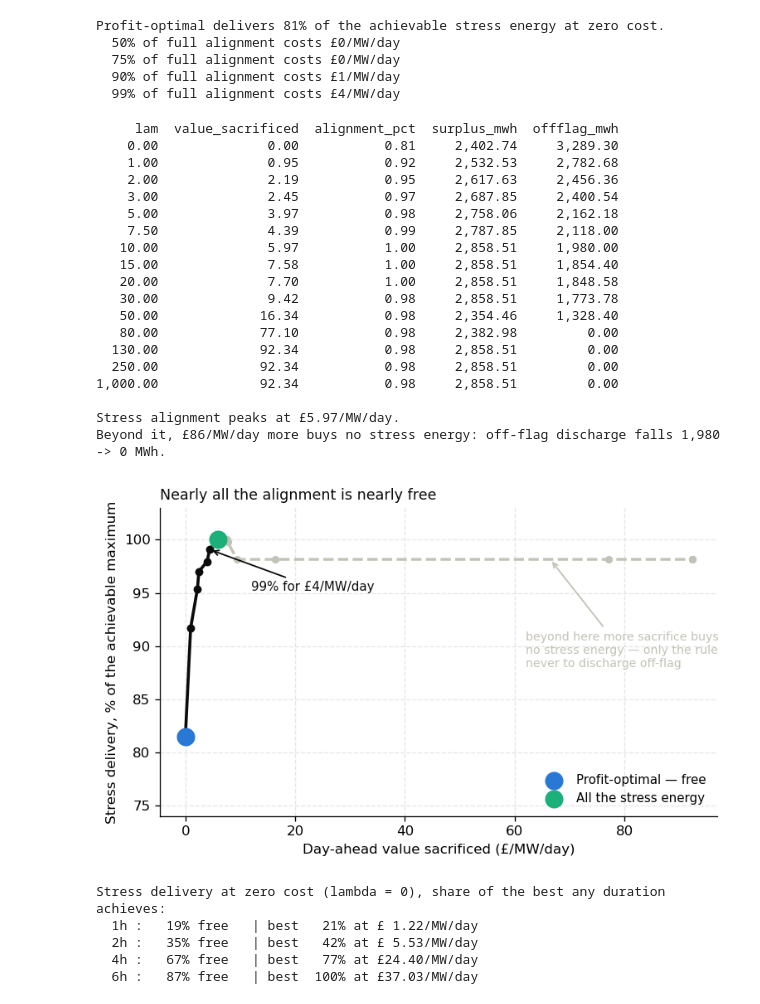
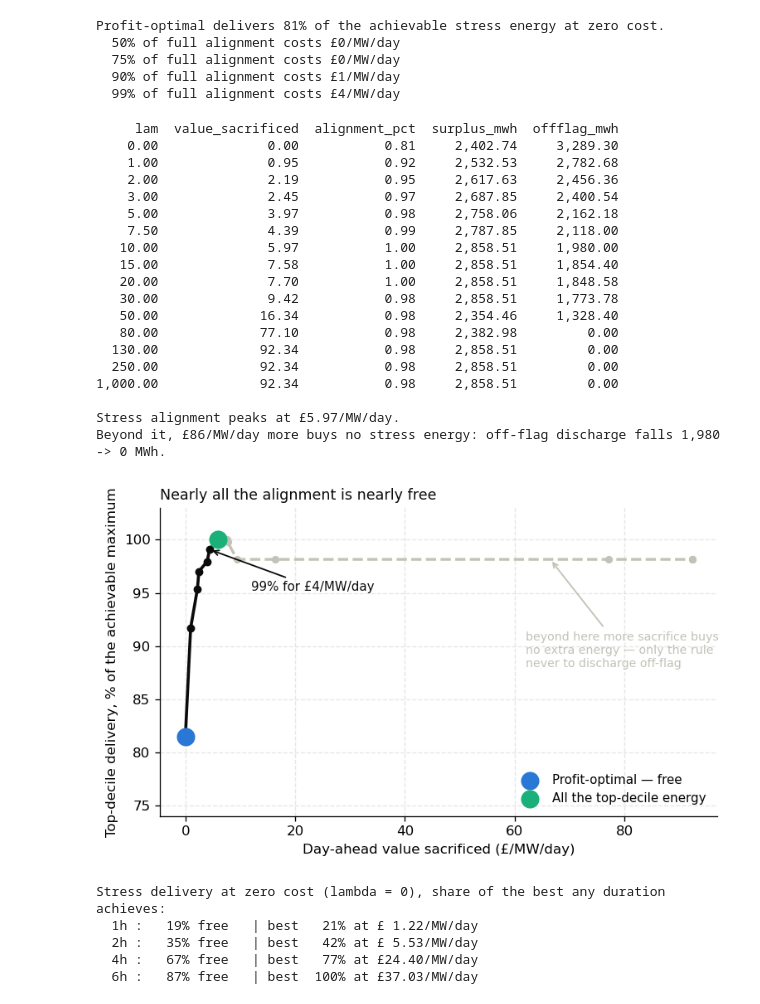
Before and after one commit to shaw029/power-trading, a Jupyter notebook: notebooks/04_alignment_gap.ipynb, the cells around one changed output. Drawn from its saved outputs; the diff is of its cells as text; code cells hidden in the pictures.

```diff
--- a/notebooks/04_alignment_gap.ipynb
+++ b/notebooks/04_alignment_gap.ipynb
@@ -203,10 +220,10 @@ fig, ax = plt.subplots(figsize=(8, 3))
 stress_hours = flags[flags["stress"]].index.hour
 surplus_hours = flags[flags["surplus"]].index.hour
 ax.hist([stress_hours, surplus_hours], bins=range(25),
-        label=["Stress", "Surplus"], color=[C["cost"], C["discharge"]])
+        label=["Top-decile load", "Surplus"], color=[C["cost"], C["discharge"]])
 ax.set_xlabel("Hour of day (UTC)")
 ax.set_ylabel("Half-hours in window")
-ax.set_title("When the system is stressed vs in surplus")
+ax.set_title("Top-decile load vs surplus")
 ax.legend()
 plt.tight_layout()
 plt.show()
@@ -581,50 +598,50 @@ ax.scatter(after["value_sacrificed"], after["alignment_pct"] * 100,
 ax.scatter([0], [frontier["alignment_pct"].iloc[0] * 100], s=150, color=C["da"],
            zorder=5, label="Profit-optimal — free")
 ax.scatter([peak["value_sacrificed"]], [peak["alignment_pct"] * 100], s=150,
-           color=C["discharge"], zorder=5, label="All the stress energy")
+           color=C["discharge"], zorder=5, label="All the top-decile energy")
 
 ax.annotate(f"99% for £{knee['value_sacrificed']:,.0f}/MW/day",
             (knee["value_sacrificed"], knee["alignment_pct"] * 100),
             xytext=(30, -30), textcoords="offset points", fontsize=9, color=C["ink"],
             arrowprops=dict(arrowstyle="->", color=C["ink"], lw=1.1))
-ax.annotate("beyond here more sacrifice buys\nno stress energy — only the rule\n"
+ax.annotate("beyond here more sacrifice buys\nno extra energy — only the rule\n"
             "never to discharge off-flag",
             (tail["value_sacrificed"] * 0.72, tail["alignment_pct"] * 100),
             xytext=(-18, -78), textcoords="offset points", fontsize=8.5, color=C["ghost"],
             arrowprops=dict(arrowstyle="->", color=C["ghost"], lw=1.1))
 
 ax.set_xlabel("Day-ahead value sacrificed (£/MW/day)")
-ax.set_ylabel("Stress delivery, % of the achievable maximum")
+ax.set_ylabel("Top-decile delivery, % of the achievable maximum")
 ax.set_ylim(74, 103)
 ax.set_title("Nearly all the alignment is nearly free",
              fontsize=10.5, loc="left", color=C["ink"])
 ax.legend(frameon=False, fontsize=9, loc="lower right")
 plt.tight_layout()
 # Print-resolution export for the poster: the alignment frontier.
 save_poster_fig(fig, "nb04_fig_alignment_frontier")
 
 plt.show()
 # %% [output]
      lam  value_sacrificed  alignment_pct  surplus_mwh  offflag_mwh
     0.00              0.00           0.81     2,402.74     3,289.30
     1.00              0.95           0.92     2,532.53     2,782.68
     2.00              2.19           0.95     2,617.63     2,456.36
     3.00              2.45           0.97     2,687.85     2,400.54
     5.00              3.97           0.98     2,758.06     2,162.18
     7.50              4.39           0.99     2,787.85     2,118.00
    10.00              5.97           1.00     2,858.51     1,980.00
    15.00              7.58           1.00     2,858.51     1,854.40
    20.00              7.70           1.00     2,858.51     1,848.58
    30.00              9.42           0.98     2,858.51     1,773.78
    50.00             16.34           0.98     2,354.46     1,328.40
    80.00             77.10           0.98     2,382.98         0.00
   130.00             92.34           0.98     2,858.51         0.00
   250.00             92.34           0.98     2,858.51         0.00
 1,000.00             92.34           0.98     2,858.51         0.00
 
 Stress alignment peaks at £5.97/MW/day.
 Beyond it, £86/MW/day more buys no stress energy: off-flag discharge falls 1,980 -> 0 MWh.
-[figure, old version]
+[figure, new version]
 # %%
 # Does a longer battery close the gap for free?
 #
```
Also changed, not shown: parts of 7 cells of this notebook, 5 other files.
